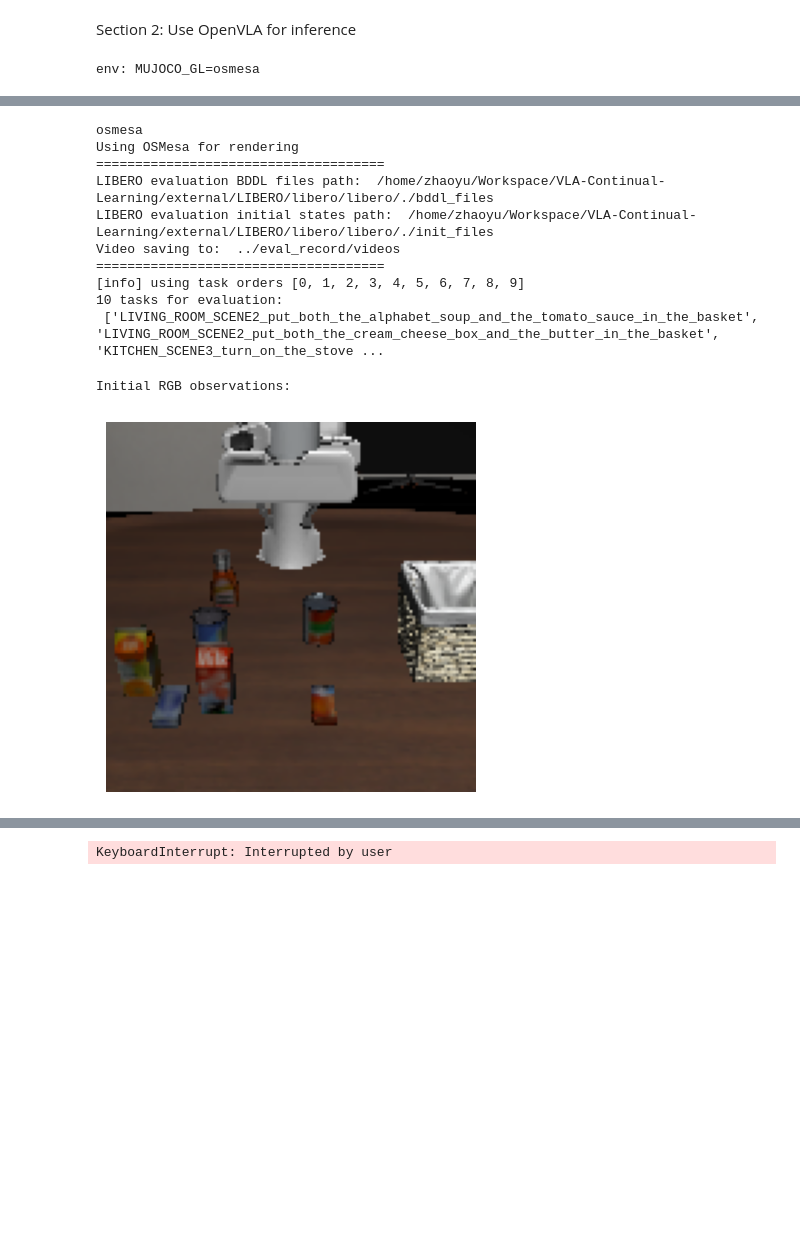
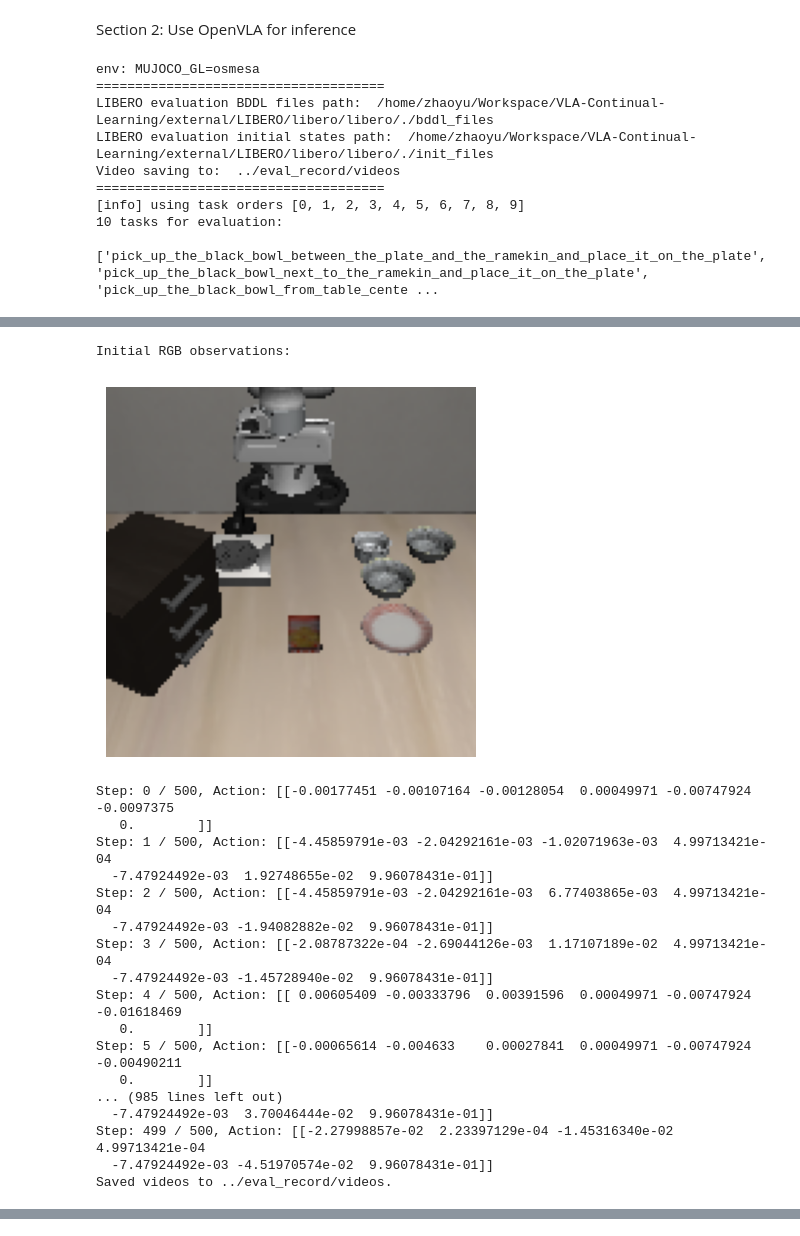
Before and after one commit to object814/VLA-Continual-Learning, a Jupyter notebook: notebooks/evaluate_LIBERO.ipynb, the cells around one changed output, grey strips where cells are left out. Saved outputs shown, nothing was run; the diff lists cells and outputs as text; code cells hidden in the pictures; blank space fills up the shorter version.

```diff
--- a/notebooks/evaluate_LIBERO.ipynb
+++ b/notebooks/evaluate_LIBERO.ipynb
@@ -16,6 +16,6 @@ vla = AutoModelForVision2Seq.from_pretrained(
     torch_dtype=torch.bfloat16,
     low_cpu_mem_usage=True,
     trust_remote_code=True
-).to("cuda:2")
+).to("cuda:6")
 # print(processor)
 # print(vla)
@@ -56,12 +70,12 @@ from utils.LIBERO_utils import get_task_names, extract_task_info, extract_env_ob
 
 ## User specific configurations
 # TODO: change this into argparse for user input in python file
-DATASET_NAME = "libero_10" # "libero_object", "libero_spatial", "libero_goal", "libero_10", "libero_90"
+DATASET_NAME = "libero_spatial" # "libero_object", "libero_spatial", "libero_goal", "libero_10", "libero_90"
 SAVE_VIDEO = True # save video of the evaluation process
 EVAL_MAX_STEP = 500 # maximum number of steps for evaluation
-DEVICE_ID = 3 # GPU device id for rendering
+DEVICE_ID = 6 # GPU device id for rendering
 PARALLEL_ENVS = 1 # number of parallel environments for evaluation
-TEST_ENV = True # test environment with specific actions
+TEST_ENV = False # test environment with specific actions
 if TEST_ENV:
     ACTION_PATH = "../demo_record/actions/KITCHEN_SCENE3_turn_on_the_stove_and_put_the_moka_pot_on_it_demo"
 
@@ -147,7 +161,7 @@ with Timer() as t, VideoWriter(VIDEO_FOLDER, SAVE_VIDEO) as video_writer:
             prompt = f"In: What action should the robot take to {language_instruction_eval}?\nOut:"
             # Process the image and prompt
             with torch.no_grad():
-                inputs = processor(prompt, image).to(f"cuda:{2}", dtype=torch.bfloat16)
+                inputs = processor(prompt, image).to(f"cuda:{DEVICE_ID}", dtype=torch.bfloat16)
                 # generate actions using OpenVLA
                 action = vla.predict_action(**inputs, unnorm_key="bridge_orig", do_sample=False)
             action = np.array([action])
@@ -186,3 +200,11 @@ with Timer() as t, VideoWriter(VIDEO_FOLDER, SAVE_VIDEO) as video_writer:
     #     video_writer.append_vector_obs(obs, done, camera_name="agentview_image")
 # %% [output]
 env: MUJOCO_GL=osmesa
+=====================================
+LIBERO evaluation BDDL files path:  /home/zhaoyu/Workspace/VLA-Continual-Learning/external/LIBERO/libero/libero/./bddl_files
+LIBERO evaluation initial states path:  /home/zhaoyu/Workspace/VLA-Continual-Learning/external/LIBERO/libero/libero/./init_files
+Video saving to:  ../eval_record/videos
+=====================================
+[info] using task orders [0, 1, 2, 3, 4, 5, 6, 7, 8, 9]
+10 tasks for evaluation:
+ ['pick_up_the_black_bowl_between_the_plate_and_the_ramekin_and_place_it_on_the_plate', 'pick_up_the_black_bowl_next_to_the_ramekin_and_place_it_on_the_plate', 'pick_up_the_black_bowl_from_table_cente ...
@@ -192,12 +215,19 @@ env: MUJOCO_GL=osmesa
-osmesa
-Using OSMesa for rendering
-=====================================
-LIBERO evaluation BDDL files path:  /home/zhaoyu/Workspace/VLA-Continual-Learning/external/LIBERO/libero/libero/./bddl_files
-LIBERO evaluation initial states path:  /home/zhaoyu/Workspace/VLA-Continual-Learning/external/LIBERO/libero/libero/./init_files
-Video saving to:  ../eval_record/videos
-=====================================
-[info] using task orders [0, 1, 2, 3, 4, 5, 6, 7, 8, 9]
-10 tasks for evaluation:
- ['LIVING_ROOM_SCENE2_put_both_the_alphabet_soup_and_the_tomato_sauce_in_the_basket', 'LIVING_ROOM_SCENE2_put_both_the_cream_cheese_box_and_the_butter_in_the_basket', 'KITCHEN_SCENE3_turn_on_the_stove ...
+Initial RGB observations:
+[figure, new version]
-Initial RGB observations:
+Step: 0 / 500, Action: [[-0.00177451 -0.00107164 -0.00128054  0.00049971 -0.00747924 -0.0097375
+   0.        ]]
+Step: 1 / 500, Action: [[-4.45859791e-03 -2.04292161e-03 -1.02071963e-03  4.99713421e-04
+  -7.47924492e-03  1.92748655e-02  9.96078431e-01]]
+Step: 2 / 500, Action: [[-4.45859791e-03 -2.04292161e-03  6.77403865e-03  4.99713421e-04
+  -7.47924492e-03 -1.94082882e-02  9.96078431e-01]]
+Step: 3 / 500, Action: [[-2.08787322e-04 -2.69044126e-03  1.17107189e-02  4.99713421e-04
+  -7.47924492e-03 -1.45728940e-02  9.96078431e-01]]
+Step: 4 / 500, Action: [[ 0.00605409 -0.00333796  0.00391596  0.00049971 -0.00747924 -0.01618469
+   0.        ]]
+Step: 5 / 500, Action: [[-0.00065614 -0.004633    0.00027841  0.00049971 -0.00747924 -0.00490211
+   0.        ]]
+... (985 lines left out)
+  -7.47924492e-03  3.70046444e-02  9.96078431e-01]]
+Step: 499 / 500, Action: [[-2.27998857e-02  2.23397129e-04 -1.45316340e-02  4.99713421e-04
+  -7.47924492e-03 -4.51970574e-02  9.96078431e-01]]
+Saved videos to ../eval_record/videos.
-[figure, old version]
@@ -206 +237,0 @@ Saved videos to ../eval_record/videos.
-KeyboardInterrupt: Interrupted by user
```
Also changed, not shown: parts of 2 cells of this notebook.
